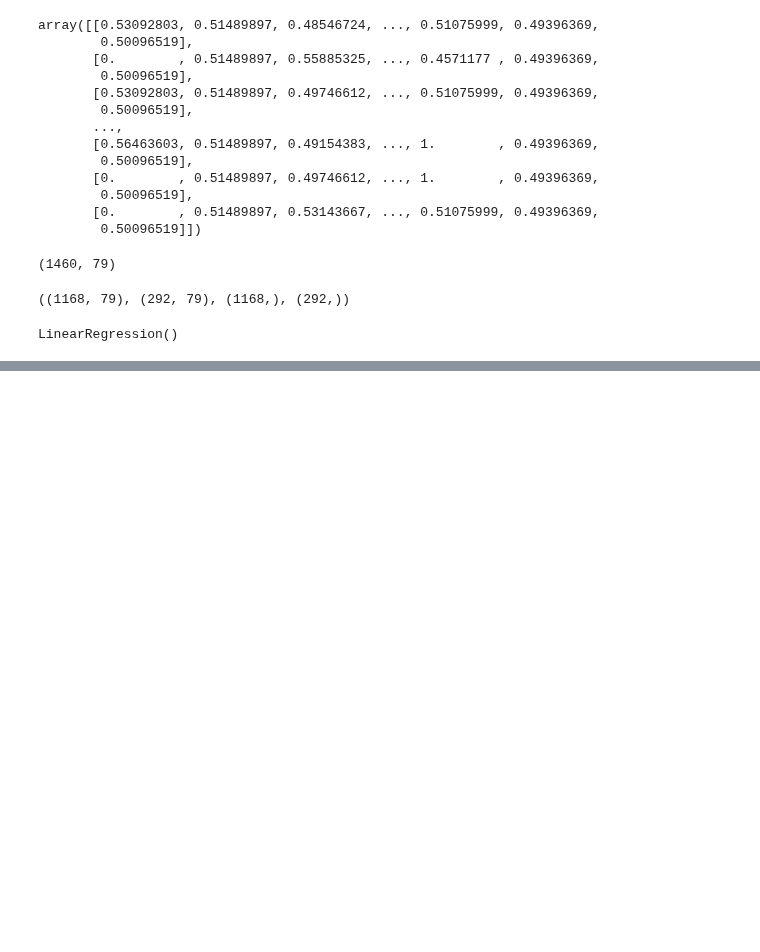
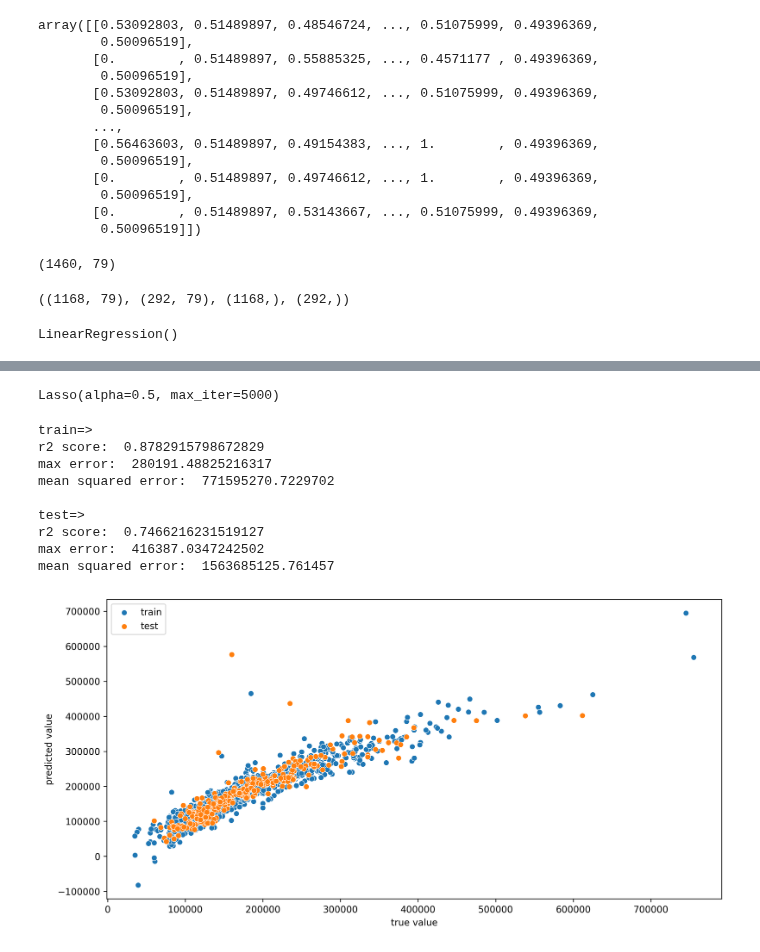
Before and after one commit to ashen007/HousePricePrediction, a Jupyter notebook: model/baseline models.ipynb, the cells around one changed output, grey strips where cells are left out. Saved outputs shown, nothing was run; the diff lists cells and outputs as text; code cells hidden in the pictures; blank space fills up the shorter version.

Commit message:
lasso baseline

```diff
--- a/model/baseline models.ipynb
+++ b/model/baseline models.ipynb
@@ -154,20 +154,21 @@ ols_model.fit(train_x, train_y)
 # %% [output]
 LinearRegression()
 # %%
-print('train=>')
-print('r2 score: ', format(r2_score(train_y, ols_model.predict(train_x))))
-print('max error: ', format(max_error(train_y, ols_model.predict(train_x))))
-print('mean squared error: ', format(mean_squared_error(train_y, ols_model.predict(train_x))))
+def baseline_report(true_train_y, true_test_y, trained_x, tested_x, model):
+    print('train=>')
+    print('r2 score: ', format(r2_score(true_train_y, model.predict(trained_x))))
+    print('max error: ', format(max_error(true_train_y, model.predict(trained_x))))
+    print('mean squared error: ', format(mean_squared_error(true_train_y, model.predict(trained_x))))
 
-print('\ntest=>')
-print('r2 score: ', format(r2_score(test_y, ols_model.predict(test_x))))
-print('max error: ', format(max_error(test_y, ols_model.predict(test_x))))
-print('mean squared error: ', format(mean_squared_error(test_y, ols_model.predict(test_x))))
+    print('\ntest=>')
+    print('r2 score: ', format(r2_score(true_test_y, model.predict(tested_x))))
+    print('max error: ', format(max_error(true_test_y, model.predict(tested_x))))
+    print('mean squared error: ', format(mean_squared_error(true_test_y, model.predict(tested_x))))
 
-plt.figure(figsize=[12, 6], dpi=300)
-sns.scatterplot(x=train_y, y=ols_model.predict(train_x), label='train')
-sns.scatterplot(x=test_y, y=ols_model.predict(test_x), label='test')
-plt.xlabel('true value')
-plt.ylabel('predicted value')
-plt.legend()
-plt.show()
+    plt.figure(figsize=[12, 6], dpi=300)
+    sns.scatterplot(x=true_train_y, y=model.predict(trained_x), label='train')
+    sns.scatterplot(x=true_test_y, y=model.predict(tested_x), label='test')
+    plt.xlabel('true value')
+    plt.ylabel('predicted value')
+    plt.legend()
+    plt.show()
@@ -184,0 +188,18 @@ mean squared error:  1568625008.3796895
+# %%
+lasso_model = Lasso(alpha=0.5, max_iter=5000)
+lasso_model.fit(train_x, train_y)
+# %% [output]
+Lasso(alpha=0.5, max_iter=5000)
+# %%
+baseline_report(train_y, test_y, train_x, test_x, lasso_model)
+# %% [output]
+train=>
+r2 score:  0.8782915798672829
+max error:  280191.48825216317
+mean squared error:  771595270.7229702
+
+test=>
+r2 score:  0.7466216231519127
+max error:  416387.0347242502
+mean squared error:  1563685125.761457
+[figure, added]
```
Also changed, not shown: parts of 2 cells of this notebook.
